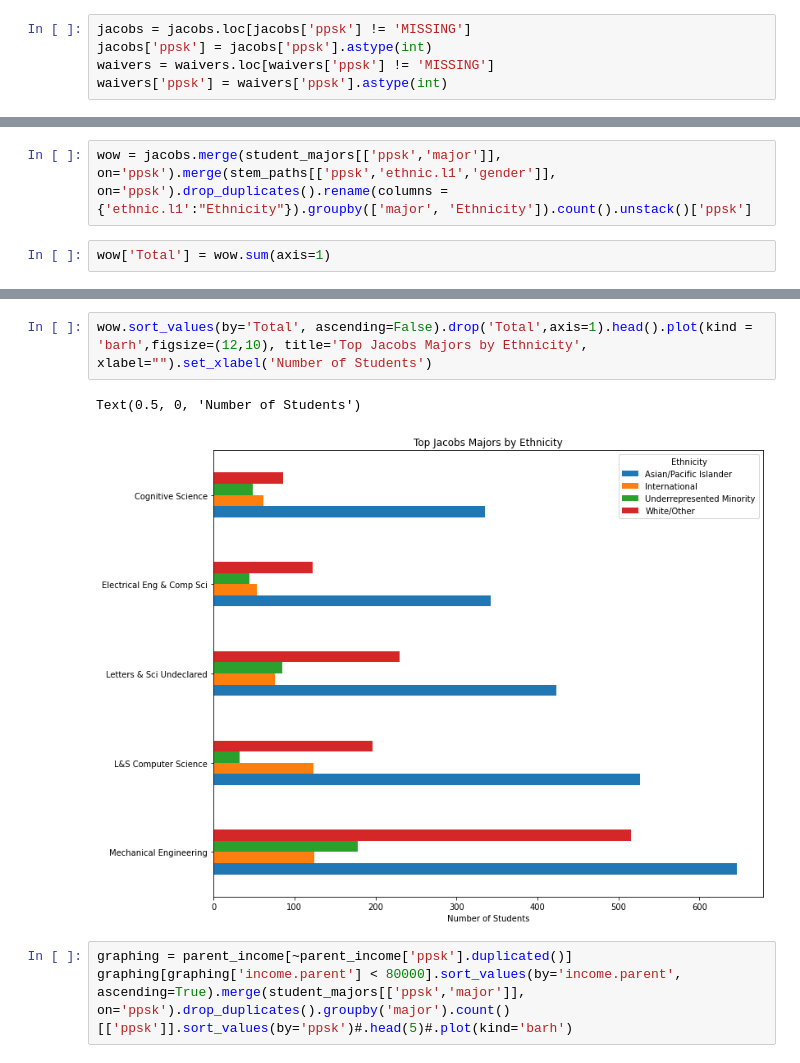
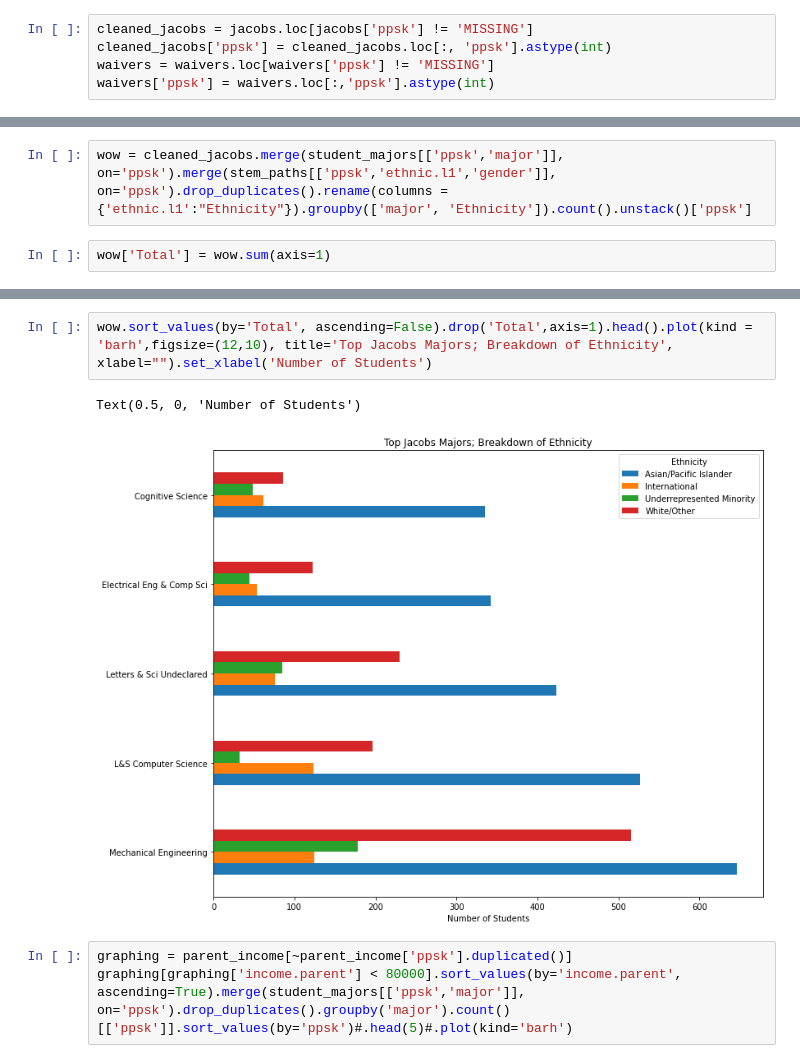
Before and after one commit to PaulDTP/Berkeley_Jacobs, a Jupyter notebook: income.ipynb, the cells around one changed output, grey strips where cells are left out. Drawn from its saved outputs; the diff is of its cells as text.

```diff
--- a/income.ipynb
+++ b/income.ipynb
@@ -13,10 +13,10 @@ import matplotlib.pyplot as plt
 %store -r waivers
 %store -r beeps
 # %%
-jacobs = jacobs.loc[jacobs['ppsk'] != 'MISSING']
-jacobs['ppsk'] = jacobs['ppsk'].astype(int)
+cleaned_jacobs = jacobs.loc[jacobs['ppsk'] != 'MISSING']
+cleaned_jacobs['ppsk'] = cleaned_jacobs.loc[:, 'ppsk'].astype(int)
 waivers = waivers.loc[waivers['ppsk'] != 'MISSING']
-waivers['ppsk'] = waivers['ppsk'].astype(int)
+waivers['ppsk'] = waivers.loc[:,'ppsk'].astype(int)
 # %% [output]
 A value is trying to be set on a copy of a slice from a DataFrame.
 Try using .loc[row_indexer,col_indexer] = value instead
@@ -33,6 +33,6 @@ parent_income = jacobs[jacobs['ppsk'].isin(stem_paths[~stem_paths['income.parent
 parent_income = parent_income.merge(waivers[['ppsk','Full Waiver', 'Partial Waiver', 'Partial Exception']],on='ppsk',how='inner')
 # %%
-wow = jacobs.merge(student_majors[['ppsk','major']], on='ppsk').merge(stem_paths[['ppsk','ethnic.l1','gender']], on='ppsk').drop_duplicates().rename(columns = {'ethnic.l1':"Ethnicity"}).groupby(['major', 'Ethnicity']).count().unstack()['ppsk']
+wow = cleaned_jacobs.merge(student_majors[['ppsk','major']], on='ppsk').merge(stem_paths[['ppsk','ethnic.l1','gender']], on='ppsk').drop_duplicates().rename(columns = {'ethnic.l1':"Ethnicity"}).groupby(['major', 'Ethnicity']).count().unstack()['ppsk']
 # %%
 wow['Total'] = wow.sum(axis=1)
 # %%
@@ -46,10 +46,10 @@ wow.sort_values(by='Total', ascending=False).head()
 | Electrical Eng & Comp Sci | 342.0 | 54.0 | 44.0 | 122.0 | 562.0 |
 | Cognitive Science | 335.0 | 62.0 | 49.0 | 86.0 | 532.0 |
 # %%
-wow.sort_values(by='Total', ascending=False).drop('Total',axis=1).head().plot(kind = 'barh',figsize=(12,10), title='Top Jacobs Majors by Ethnicity', xlabel="").set_xlabel('Number of Students')
+wow.sort_values(by='Total', ascending=False).drop('Total',axis=1).head().plot(kind = 'barh',figsize=(12,10), title='Top Jacobs Majors; Breakdown of Ethnicity', xlabel="").set_xlabel('Number of Students')
 # %% [output]
 Text(0.5, 0, 'Number of Students')
-[figure, old version]
+[figure, new version]
 # %%
 graphing = parent_income[~parent_income['ppsk'].duplicated()]
 graphing[graphing['income.parent'] < 80000].sort_values(by='income.parent', ascending=True).merge(student_majors[['ppsk','major']], on='ppsk').drop_duplicates().groupby('major').count()[['ppsk']].sort_values(by='ppsk')#.head(5)#.plot(kind='barh')
```
Also changed, not shown: parts of 9 cells of this notebook, 2 other files.
